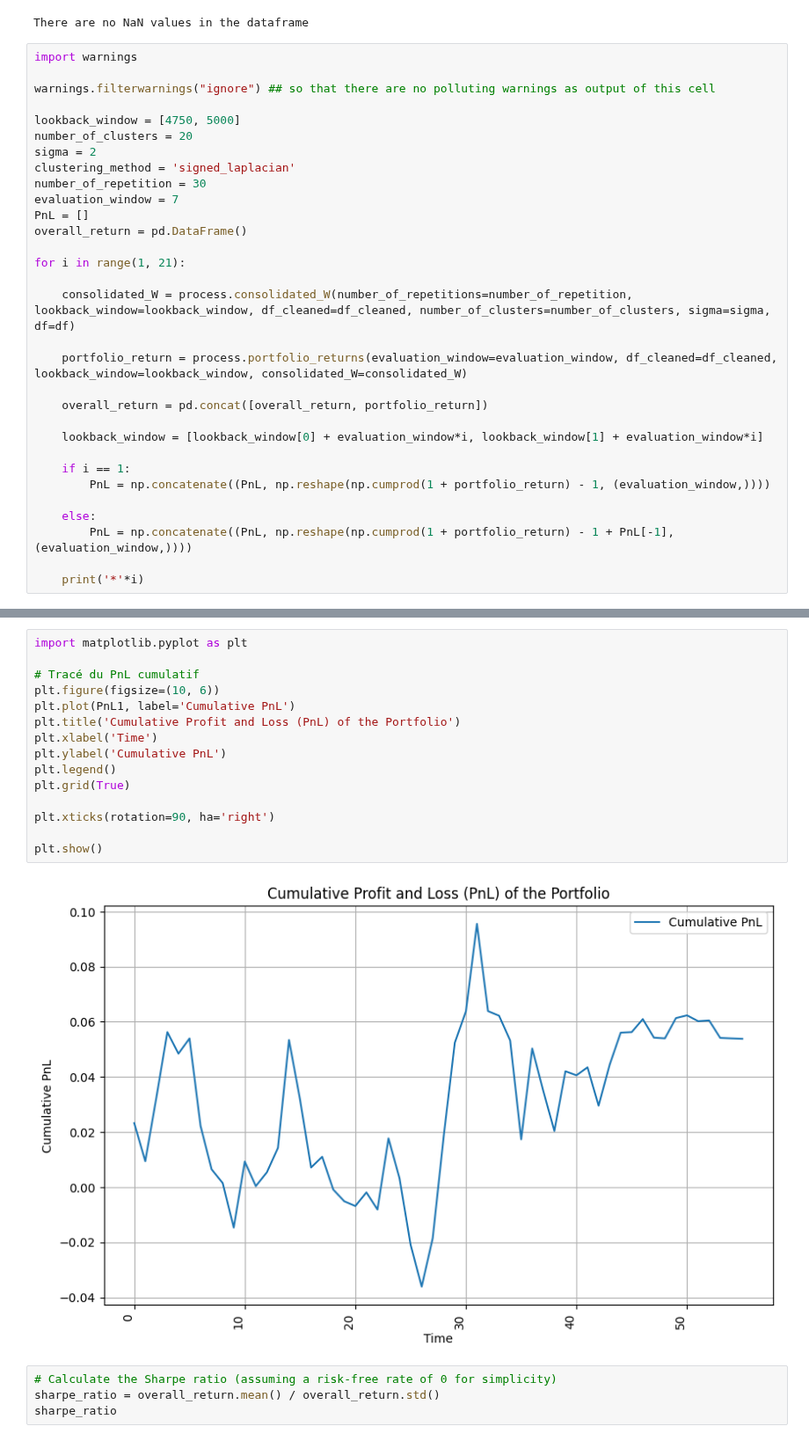
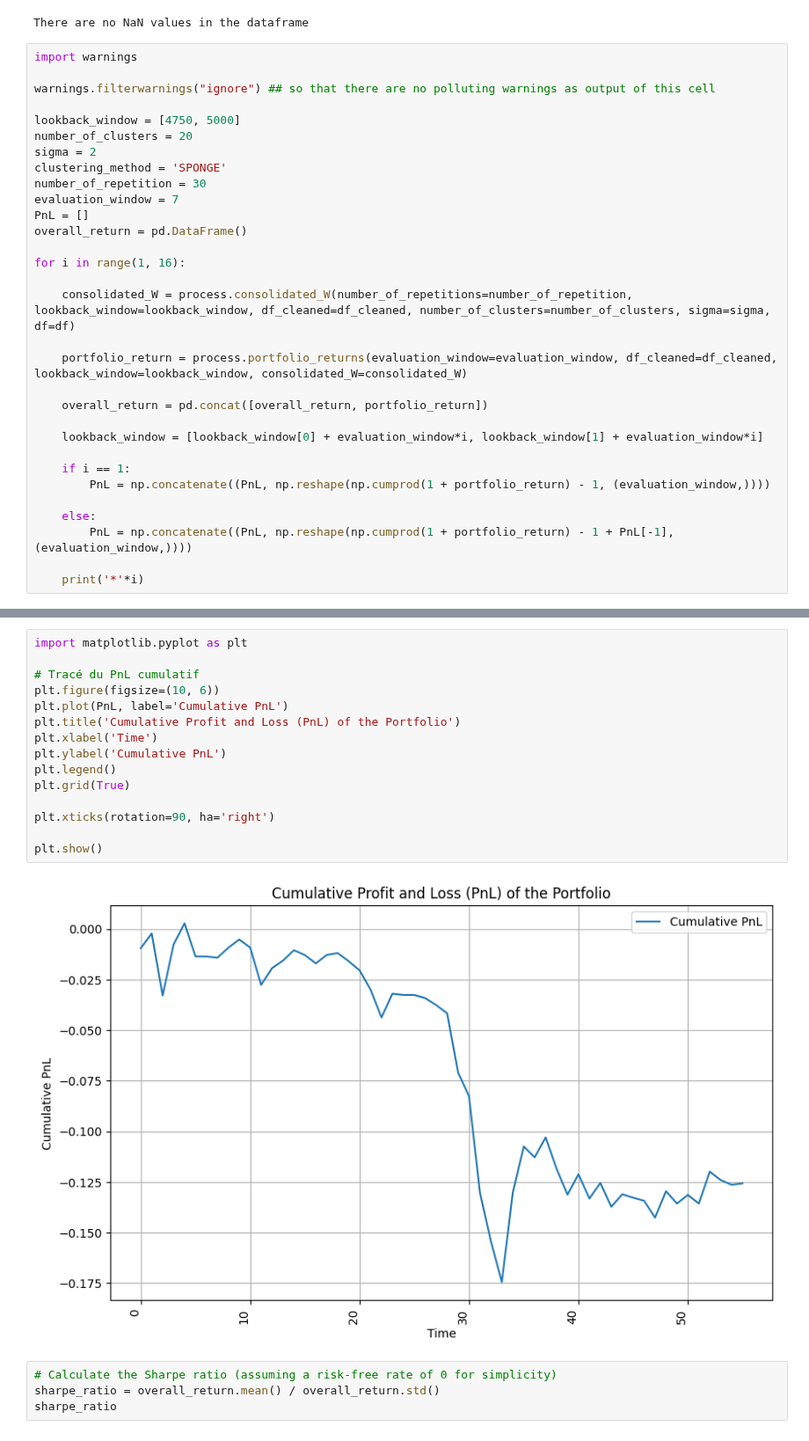
Before and after one commit to MohamedKeteb/Portfolio_clustering_project, a Jupyter notebook: Code/overall_perf.ipynb, the cells around one changed output, grey strips where cells are left out. Shown at 88% size. Saved outputs shown, nothing was run; the diff lists cells and outputs as text.

```diff
--- a/Code/overall_perf.ipynb
+++ b/Code/overall_perf.ipynb
@@ -46,13 +46,13 @@ warnings.filterwarnings("ignore") ## so that there are no polluting warnings as
 lookback_window = [4750, 5000]
 number_of_clusters = 20
 sigma = 2
-clustering_method = 'signed_laplacian'
+clustering_method = 'SPONGE'
 number_of_repetition = 30
 evaluation_window = 7
 PnL = []
 overall_return = pd.DataFrame()
 
-for i in range(1, 21):
+for i in range(1, 16):
 
     consolidated_W = process.consolidated_W(number_of_repetitions=number_of_repetition, lookback_window=lookback_window, df_cleaned=df_cleaned, number_of_clusters=number_of_clusters, sigma=sigma, df=df)
 
@@ -75,20 +82,20 @@ OptimizationError: ('Please check your objectives/constraints or use a different
 # %%
 import matplotlib.pyplot as plt
 
 # Tracé du PnL cumulatif
 plt.figure(figsize=(10, 6))
-plt.plot(PnL1, label='Cumulative PnL')
+plt.plot(PnL, label='Cumulative PnL')
 plt.title('Cumulative Profit and Loss (PnL) of the Portfolio')
 plt.xlabel('Time')
 plt.ylabel('Cumulative PnL')
 plt.legend()
 plt.grid(True)
 
 plt.xticks(rotation=90, ha='right')
 
 plt.show()
 # %% [output]
-[figure, old version]
+[figure, new version]
 # %%
 # Calculate the Sharpe ratio (assuming a risk-free rate of 0 for simplicity)
 sharpe_ratio = overall_return.mean() / overall_return.std()
```
Also changed, not shown: parts of 2 cells of this notebook, 1 other file.
